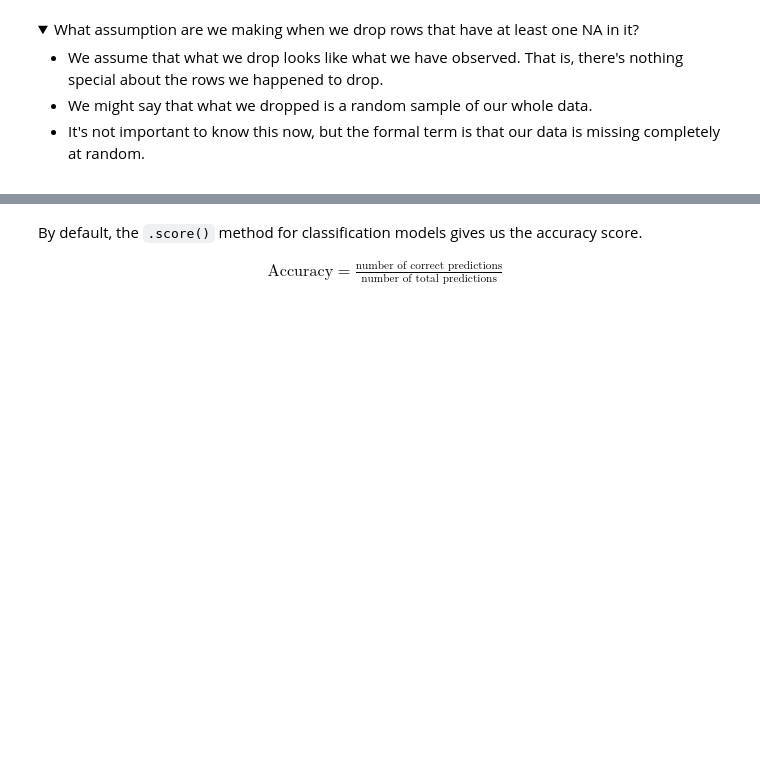
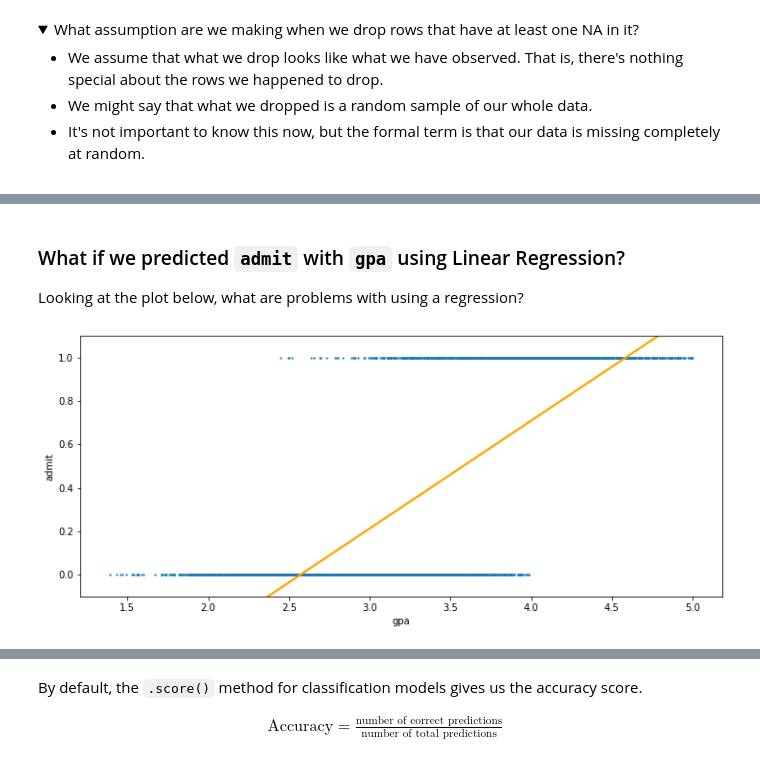
Before and after one commit to ga-curriculum/lesson-logistic-regression, a Jupyter notebook: solution-code/solution-code.ipynb, the cells around one changed output, grey strips where cells are left out. Drawn from its saved outputs; the diff is of its cells as text; code cells hidden in the pictures; folded sections open; blank space fills up the shorter version.

```diff
--- a/solution-code/solution-code.ipynb
+++ b/solution-code/solution-code.ipynb
@@ -46,14 +46,11 @@ import numpy as np
 import pandas as pd
 import seaborn as sns
 
-# stylistic choice
-plt.style.use('fivethirtyeight')
-
 # Import train_test_split.
 from sklearn.model_selection import train_test_split
 
-# Import logistic & linear regression
-from sklearn.linear_model import LogisticRegression, LinearRegression
+# Import logistic regression
+from sklearn.linear_model import LogisticRegression
 # %% [markdown]
 ## Graduate School Admissions
 
@@ -371,0 +113,13 @@ Logistic Regression Accuracy Score: 0.8861386138613861
+# %% [markdown]
+<a id='plot-reg'></a>
+### What if we predicted `admit` with `gpa` using Linear Regression?
+
+Looking at the plot below, what are problems with using a regression?
+# %%
+plt.figure(figsize = (12, 5))
+sns.regplot(admissions['gpa'], admissions['admit'], admissions,
+            ci = False, scatter_kws = {'s': 2},
+            line_kws = {'color': 'orange'})
+plt.ylim(-0.1, 1.1);
+# %% [output]
+[figure, added]
```
Also changed, not shown: parts of 53 cells of this notebook, 9 other files.
